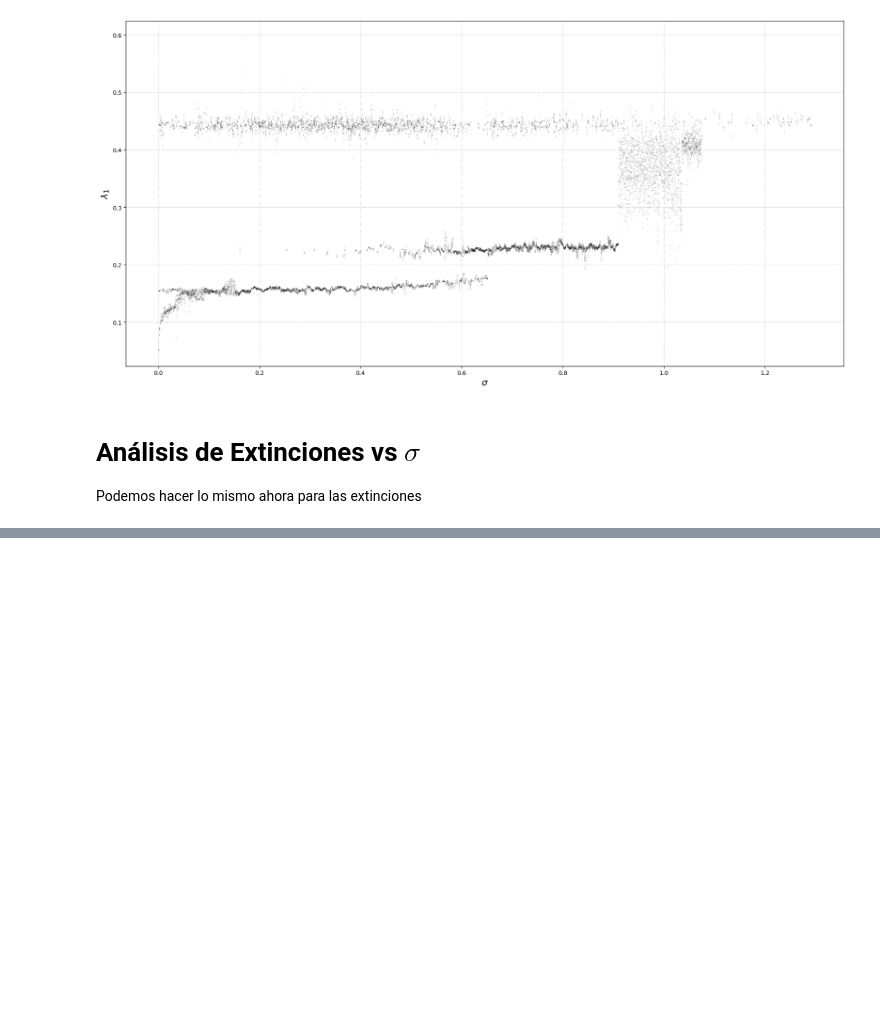
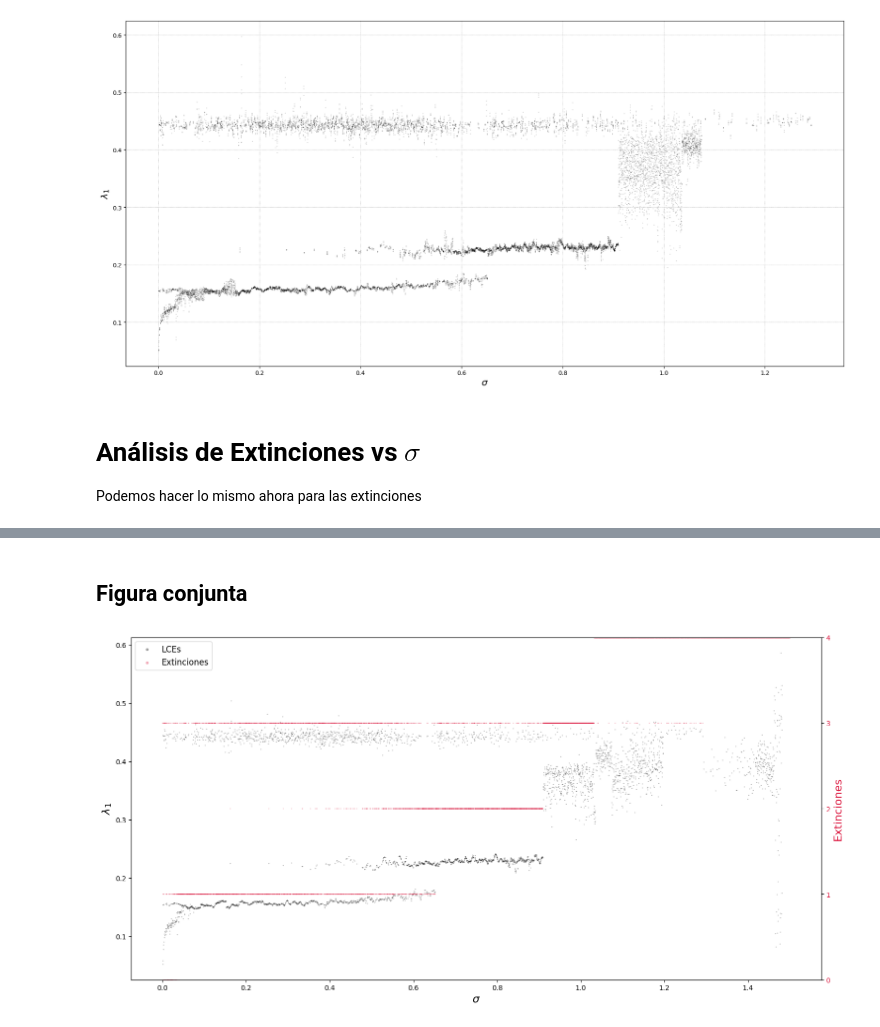
Before and after one commit to jenriquezafra/TFG, a Jupyter notebook: notebooks/parameters_exploration.ipynb, the cells around one changed output, grey strips where cells are left out. Cells and saved outputs as stored; diff of their text form; code cells hidden in the pictures; blank space fills up the shorter version.

```diff
--- a/notebooks/parameters_exploration.ipynb
+++ b/notebooks/parameters_exploration.ipynb
@@ -14,8 +14,10 @@ print("Current working directory:", os.getcwd())
 # %% [output]
 Current working directory: z:\Codes\TFG
 # %%
-# cargamos reultados del barrido aletarorio
-barr_random = np.load("data/barrido_LCEs_random.npy")
-print(barr_random.shape)
+# cargamos reultados de los dos barridos
+barr_LCEs_random = np.load("data/barrido_LCEs_random.npy")
+barr_exts_random = np.load("data/barrido_exts_random.npy")
+print(barr_LCEs_random.shape)
+print(barr_exts_random.shape)
 # %% [output]
 (5000, 3)
@@ -190,0 +230,50 @@ Podemos hacer lo mismo ahora para las extinciones
+# %% [markdown]
+## Figura conjunta
+# %%
+
+# Creamos la figura y el primer eje
+fig, ax1 = plt.subplots(figsize=(18, 9))
+
+# Scatter en ax1
+ax1.scatter(
+    barr_LCEs_random[:,0], barr_LCEs_random[:,1],
+    s=1, alpha=0.3, marker='.', color='black',
+    label='LCEs'
+)
+ax1.set_xlabel(r'$\sigma$', fontsize=16)
+ax1.set_ylabel(r'$\lambda_1$', fontsize=16, color='black')
+ax1.tick_params(axis='y', labelcolor='black')
+
+# Grid en el eje principal
+# ax1.grid(True, which='both', linestyle='--', linewidth=0.5, alpha=0.7)
+
+# Creamos el segundo eje Y (derecho)
+ax2 = ax1.twinx()
+ax2.scatter(
+    barr_exts_random[:,0], barr_exts_random[:,1],
+    s=1, alpha=0.3, marker='.', color='crimson',
+    label='Extinciones'
+)
+ax2.set_ylabel('Extinciones', fontsize=16, color='crimson')
+ax2.tick_params(axis='y', labelcolor='crimson')
+
+# Límite de 0 a 4 y ticks enteros en el eje Y derecho
+ax2.set_ylim(0, 4)
+ax2.yaxis.set_major_locator(MaxNLocator(integer=True))
+
+# Leyenda combinada con marcadores más grandes
+lines_1, labels_1 = ax1.get_legend_handles_labels()
+lines_2, labels_2 = ax2.get_legend_handles_labels()
+ax1.legend(
+    lines_1 + lines_2,
+    labels_1 + labels_2,
+    loc='upper left',
+    scatterpoints=1,    # un punto por entrada
+    markerscale=6,      # escala de marcadores en la leyenda
+    frameon=True,
+    fontsize=12
+)
+
+plt.show()
+# %% [output]
+[figure, added]
```
Also changed, not shown: parts of 5 cells of this notebook, 5 other files.
